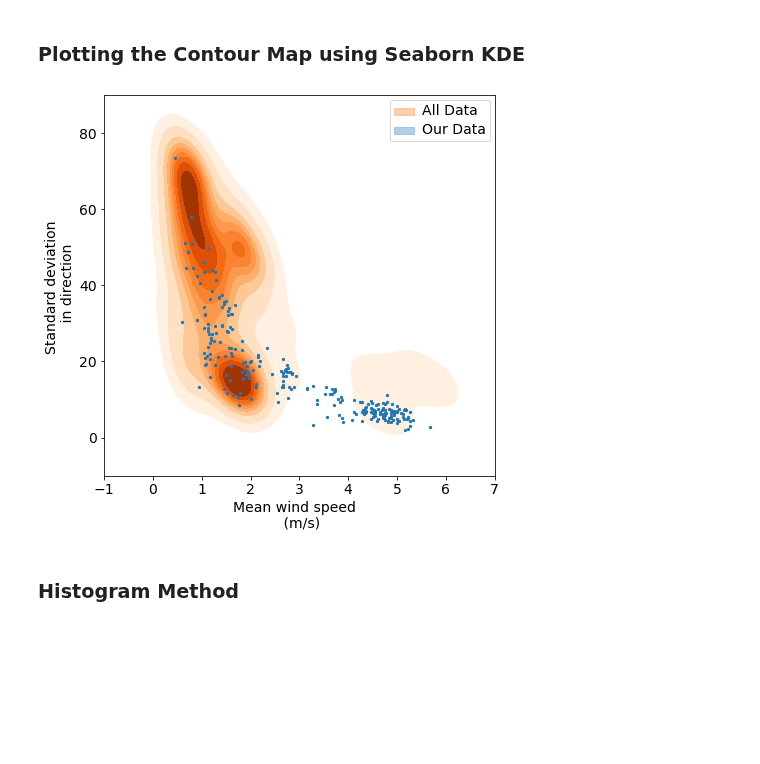
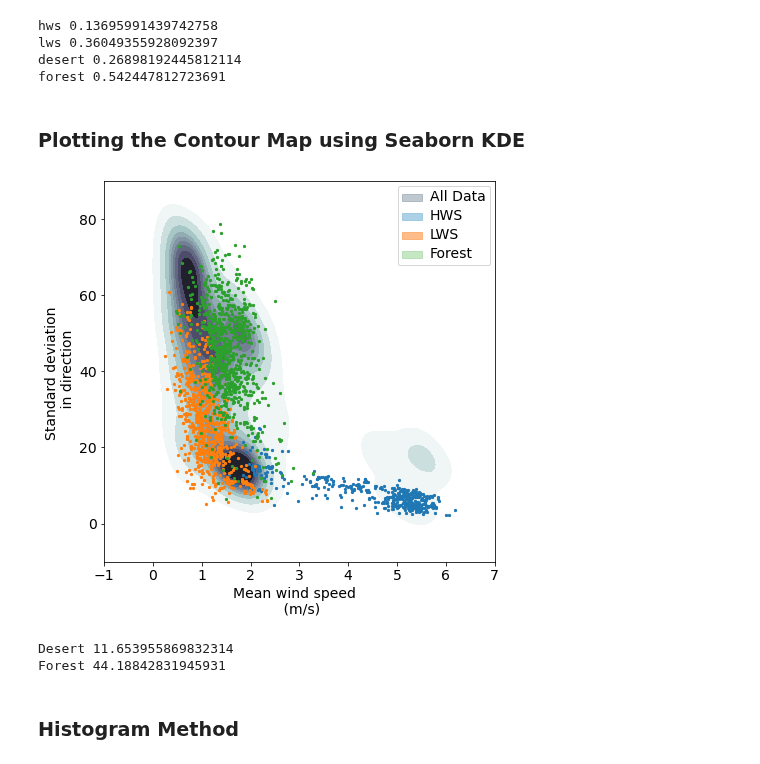
Before and after one commit to arunavanag591/odor_analysis, a Jupyter notebook: data_exploration/dataWindLagAnaylsis.ipynb, the cells around one changed output. Saved outputs shown, nothing was run; the diff lists cells and outputs as text; code cells hidden in the pictures; blank space fills up the shorter version.

```diff
--- a/data_exploration/dataWindLagAnaylsis.ipynb
+++ b/data_exploration/dataWindLagAnaylsis.ipynb
@@ -152,4 +156,5 @@ t16=pd.read_hdf(folder_path+'dfs_for_temporalregression/6.22.22_temporal.hdf')
 # %%
+## 10 second
 folder_path='/home/gadfly/DataAnalysis/data/LagAnalysisPaper/maskedJaleesa/LowRes/'
 t1=pd.read_hdf(folder_path+'10.20.20_temporal.hdf')
 t2=pd.read_hdf(folder_path+'7.7.21_temporal.hdf')
@@ -167,3 +172,8 @@ t13=pd.read_hdf(folder_path+'6.3.22_temporal.hdf')
 t14=pd.read_hdf(folder_path+'6.7.22_temporal.hdf')
 t15=pd.read_hdf(folder_path+'6.8.22_temporal.hdf')
 t16=pd.read_hdf(folder_path+'6.22.22_temporal.hdf')
+
+t1_1=pd.read_hdf(folder_path+'hws_temporal.hdf')
+t1_2=pd.read_hdf(folder_path+'lws_temporal.hdf')
+t_f=pd.read_hdf(folder_path+'forest_temporal.hdf')
+t_desert=pd.read_hdf(folder_path+'desert_temporal.hdf')
@@ -170 +190,16 @@ t16=pd.read_hdf(folder_path+'6.22.22_temporal.hdf')
+# %%
+t1_1['turb_intensity']=t1_1['speed_std']/t1_1['speed_avg']
+t1_2['turb_intensity']=t1_2['speed_std']/t1_2['speed_avg']
+t_f['turb_intensity']=t_f['speed_std']/t_f['speed_avg']
+t_desert['turb_intensity']=t_desert['speed_std']/t_desert['speed_avg']
+
+print('hws',np.mean(t1_1.turb_intensity))
+print('lws',np.mean(t1_2.turb_intensity))
+print('desert',np.mean(t_desert.turb_intensity))
+print('forest',np.mean(t_f.turb_intensity))
+# %% [output]
+hws 0.13695991439742758
+lws 0.36049355928092397
+desert 0.26898192445812114
+forest 0.542447812723691
 # %%
@@ -245,38 +228,49 @@ urbanchunks=urbanchunks.reset_index(drop=True)
 # %%
 f, ax = plt.subplots(1, 1, figsize=(7, 7))
-sns.kdeplot(data=alltempconcat, x='speed_avg', y='direction_std', cmap='Oranges', shade=True, ax=ax, label='All Data')
+sns.kdeplot(data=alltempconcat, x='speed_avg', y='direction_std', cmap='bone_r', shade=True, ax=ax, label='All Data')
 # sns.kdeplot(data=forestchunks, x='speed_avg', y='direction_std', cmap='Greens', shade=True, ax=ax, alpha=1, label='Forest')
 # sns.kdeplot(data=urbanchunks, x='speed_avg', y='direction_std', cmap='Purples', shade=True, ax=ax, alpha=0.7, thresh=0.05, label='Urban')  # Assuming 't1' is another dataset
 # sns.kdeplot(data=t1, x='speed_avg', y='direction_std', cmap='Blues', shade=True, ax=ax, alpha=0.8, thresh=0.05, label='Our Data')  # Assuming 't1' is another dataset
-ax.scatter(t1.speed_avg, t1.direction_std, cmap='Blues', s=5)
+ax.scatter(t1_1.speed_avg, t1_1.direction_std, cmap='Blues', s=5, label='HWS')
+ax.scatter(t1_2.speed_avg, t1_2.direction_std, cmap='Oranges', s=5, label='LWS')
+# ax.scatter(t2.speed_avg, t2.direction_std, cmap='g', s=5, label='Forest')
+ax.scatter(t_f.speed_avg, t_f.direction_std, cmap='g', s=5, label='Forest')
+
 ax.set_xlim(-1,7)
 ax.set_ylim(-10,90)
 ax.set_xlabel('Mean wind speed  \n (m/s)')
 ax.set_ylabel('Standard deviation \n in direction')
 
 # mpl_functions.adjust_spines(ax,['left','bottom'],
 #                             spine_locations={'left': 1,'bottom': 1},
 #                             smart_bounds=True,
 #                             xticks=[0,7],
 #                             yticks=[0,80],
 #                             linewidth=0.5)
 
 
 # Custom legend patches
-desert_patch = mpatches.Patch(color=sns.color_palette("Oranges")[2], label='All Data', alpha=0.5)
-# forest_patch = mpatches.Patch(color=sns.color_palette("Greens")[2], label='Forest', alpha=0.5)
+all_patch = mpatches.Patch(color=sns.color_palette("bone_r")[2], label='All Data', alpha=0.5)
+hws_patch = mpatches.Patch(color=sns.color_palette("Blues")[2], label='HWS', alpha=0.7)
+lws_patch = mpatches.Patch(color=sns.color_palette("Oranges")[2], label='LWS', alpha=0.7)
+forest_patch = mpatches.Patch(color=sns.color_palette("Greens")[2], label='Forest', alpha=0.5)
 # urban_patch = mpatches.Patch(color=sns.color_palette("Purples")[2], label='Urban', alpha=0.7)
-t1_patch = mpatches.Patch(color=sns.color_palette("Blues")[2], label='Our Data', alpha=0.7)
 
 # Add patches to the legend
-# ax.legend(handles=[desert_patch, forest_patch, urban_patch,t1_patch])
-ax.legend(handles=[desert_patch, t1_patch])
+ax.legend(handles=[all_patch, hws_patch, lws_patch, forest_patch])
+# ax.legend(handles=[desert_patch])
 
 
 mpl_functions.set_fontsize(f, 14)
 # f.savefig('../../Figure/LagAllwUrban2.jpeg', dpi=300, bbox_inches = "tight")
 # %% [output]
-[figure, old version]
+[figure, new version]
+# %%
+print('Desert',np.mean(t1.direction_std))
+print('Forest',np.mean(t2.direction_std))
+# %% [output]
+Desert 11.653955869832314
+Forest 44.18842831945931
 # %% [markdown]
 ### Histogram Method
 # %%
```
Also changed, not shown: parts of 24 cells of this notebook, 1 other file.
